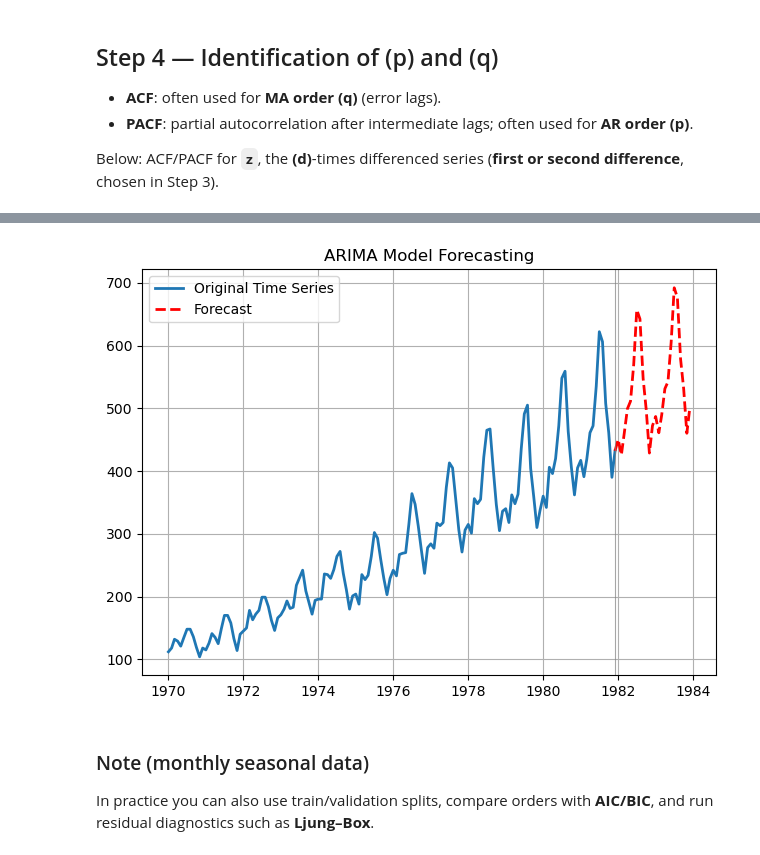
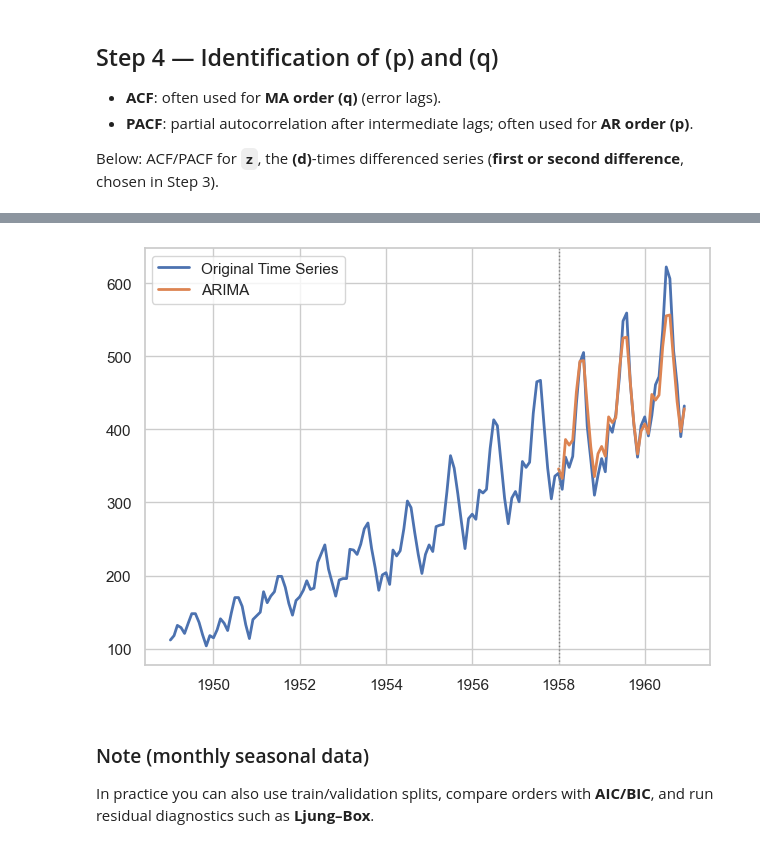
Before and after one commit to NetManAIOps/sktime, a Jupyter notebook: lectures/lec7/ARIMA.ipynb, the cells around one changed output, grey strips where cells are left out. Saved outputs shown, nothing was run; the diff lists cells and outputs as text; code cells hidden in the pictures.

```diff
--- a/lectures/lec7/ARIMA.ipynb
+++ b/lectures/lec7/ARIMA.ipynb
@@ -376,7 +358,10 @@ FIGSIZE = tuple(map(float, plt.rcParams["figure.figsize"]))
 
 # AirPassengers from Rdatasets (no sktime/skbase required for data loading)
 _air = sm.datasets.get_rdataset("AirPassengers", "datasets").data
-_idx = pd.date_range(_air["time"].iloc[0], periods=len(_air), freq="MS")
+# Rdatasets "time" is decimal year (float); do NOT pass it to pd.date_range — pandas
+# interprets numeric starts as offsets from Unix epoch → wrong calendar (≈1970s).
+# Match MA.ipynb / textbook: monthly index 1949-01 … 1960-12.
+_idx = pd.date_range("1949-01-01", periods=len(_air), freq="MS")
 y = pd.Series(_air["value"].astype(float).values, index=_idx)
 
 # Statsmodels uses index freq for forecast calendar; ensure inferrable frequency
@@ -556,7 +541,12 @@ Compare fitted values to the observed series:
 ORDER = (0, 1, 1)
 SEASONAL_ORDER = (1, 1, 1, 12)
 
-model = ARIMA(y, order=ORDER, seasonal_order=SEASONAL_ORDER)
+# Fit only on data before Jan 1958; hold out Jan 1958–Dec 1960 for Step 6
+SPLIT = pd.Timestamp("1958-01-01")
+y_train = y.loc[y.index < SPLIT].copy()
+y_test = y.loc[y.index >= SPLIT].copy()
+
+model = ARIMA(y_train, order=ORDER, seasonal_order=SEASONAL_ORDER)
 res = model.fit()
 print(res.summary())
 
@@ -565,6 +555,7 @@ fitted = res.fittedvalues
 plt.figure(figsize=FIGSIZE)
 plt.plot(y, label="Original Time Series", linewidth=2, color="C0")
 plt.plot(fitted, label="Fitted", linestyle="--", linewidth=2, color="red")
+plt.axvline(SPLIT, color="gray", linestyle=":", linewidth=1)
 plt.title("ARIMA Model Fitting")
 plt.legend()
 plt.grid(True)
@@ -596,36 +587,19 @@ Forecast **h** steps ahead and plot on the same figure as the historical series.
 # %%
-h = 24  # forecast horizon (months)
-
+h = len(y_test)
 fc_raw = res.forecast(steps=h)
 vals = fc_raw.values if hasattr(fc_raw, "values") else np.asarray(fc_raw)
-if hasattr(fc_raw, "index") and isinstance(fc_raw.index, pd.DatetimeIndex):
-    fc = pd.Series(vals, index=fc_raw.index)
-else:
-    freq = pd.infer_freq(y.index) or "MS"
-    fc_index = pd.date_range(y.index[-1], periods=h + 1, freq=freq)[1:]
-    fc = pd.Series(vals, index=fc_index)
-
-# Bridge forecast to last observation for a continuous plot
-fc_line = pd.concat([y.iloc[-1:], fc])
+fc = pd.Series(vals, index=y_test.index)
 
 plt.figure(figsize=FIGSIZE)
 plt.plot(y, label="Original Time Series", linewidth=2, color="C0")
-plt.plot(
-    fc_line.index,
-    fc_line.values,
-    label="Forecast",
-    linestyle="--",
-    linewidth=2,
-    color="red",
-)
-plt.axvline(y.index[-1], color="gray", lw=0.8, alpha=0.7)
-plt.title("ARIMA Model Forecasting")
+plt.plot(fc, label="ARIMA", linewidth=2, color="C1")
+plt.axvline(SPLIT, color="gray", linestyle=":", linewidth=1)
 plt.legend()
 plt.grid(True)
 plt.tight_layout()
 plt.show()
 # %% [output]
-[figure, old version]
+[figure, new version]
 # %% [markdown]
 ### Note (monthly seasonal data)
 
```
Also changed, not shown: parts of 20 cells of this notebook.
